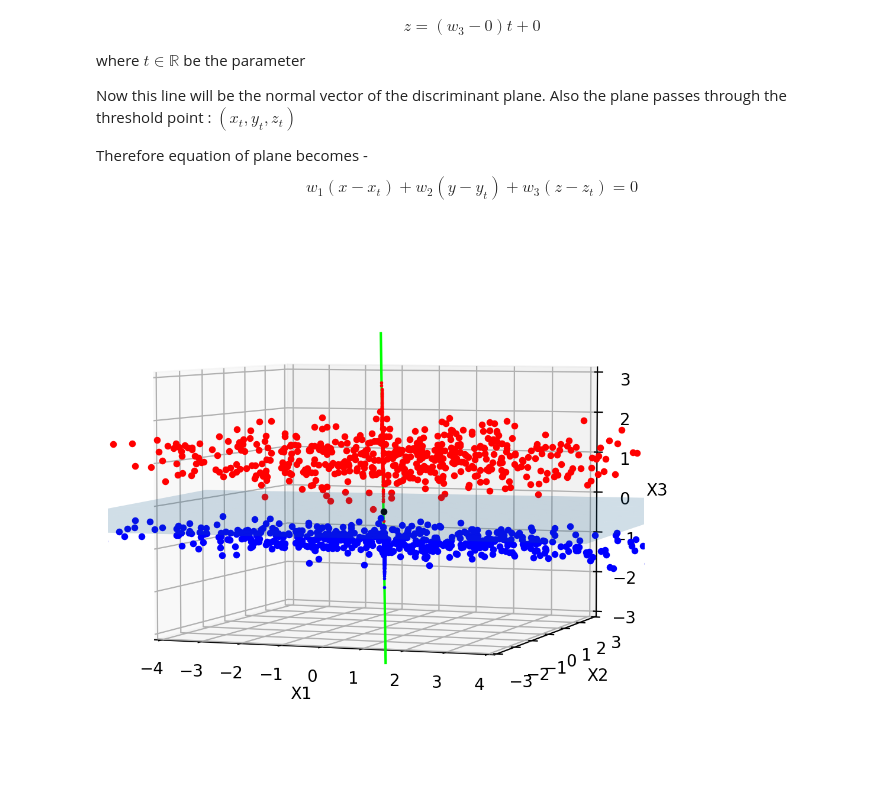
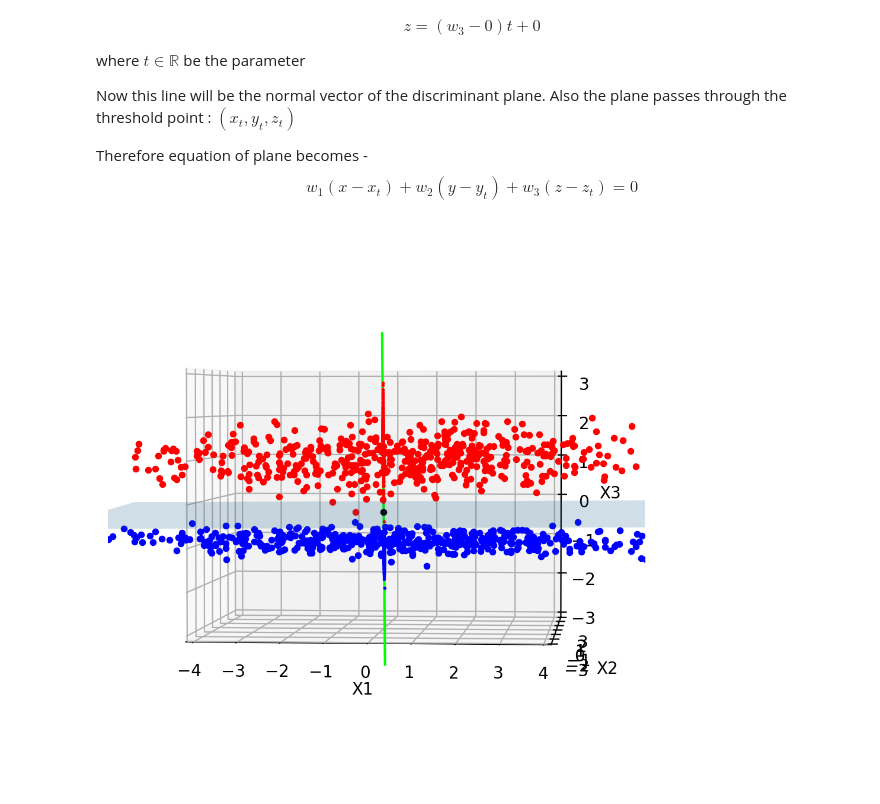
Before and after one commit to CyberKnight1803/ML_Assignment, a Jupyter notebook: fisher/Fisher's Linear Discriminant.ipynb, the cells around one changed output. Saved outputs shown, nothing was run; the diff lists cells and outputs as text; code cells hidden in the pictures.

```diff
--- a/fisher/Fisher's Linear Discriminant.ipynb
+++ b/fisher/Fisher's Linear Discriminant.ipynb
@@ -266,12 +266,6 @@ ax.set_zlabel('X3')
 
 ax.scatter(X_pos[:, 0], X_pos[:, 1], X_pos[:, 2], s=10, color=[1, 0, 0], depthshade=False)
 ax.scatter(X_neg[:, 0], X_neg[:, 1], X_neg[:, 2], s=10, color=[0, 0, 1], depthshade=False)
-
-
-#line = np.array([0, 0, 0])
-#line = np.vstack((line, W))
-
-#ax.plot(line[:, 0], line[:, 1], line[:, 2], color = 'black')
 
 # Extended the commented line
 
@@ -285,32 +279,34 @@ ax.plot(x, y, z, color = 'lime')
 W_r = W.reshape(1, -1)
 X_pn = np.dot(W_r, X_pos.T) / np.linalg.norm(X_pos)
 X_pn = X_pn.T * W * 1e2   # Scaled up to show properly in the plot
 
 X_nn = np.dot(W_r, X_neg.T) / np.linalg.norm(X_neg)
 X_nn = X_nn.T * W * 1e2  # Scaled up to show properly in th plot
 
 ax.scatter(X_pn[:, 0], X_pn[:, 1], X_pn[:, 2], s=1, color=[1, 0, 0], depthshade=False)
 ax.scatter(X_nn[:, 0], X_nn[:, 1], X_nn[:, 2], s=1, color=[0, 0, 1], depthshade=False)
 
+
+
 X_t = W * threshold
 ax.scatter(X_t[0], X_t[1], X_t[2], s = 10, color = 'black', depthshade = False)
 
 
 
 # Equation of discriminant plane where unit vecotr W is normal vector
 x, y = np.meshgrid(range(-7, 8), range(-5, 5))
 z = W[2] * X_t[2] - (W[0] * (x - X_t[0]) + W[1] * (y - X_t[1]))
 z = z / W[2]
 
 ax.plot_surface(x, y, z, alpha = 0.2)
 
 ax.set_xlim(-4, 4)
 ax.set_ylim(-3, 3)
 ax.set_zlim(-3, 3)
 
 
-ax.view_init(4, -70)
+ax.view_init(2, -85)
 
 plt.show()
 # %% [output]
-[figure, old version]
+[figure, new version]
```
Also changed, not shown: parts of 1 cell of this notebook.
